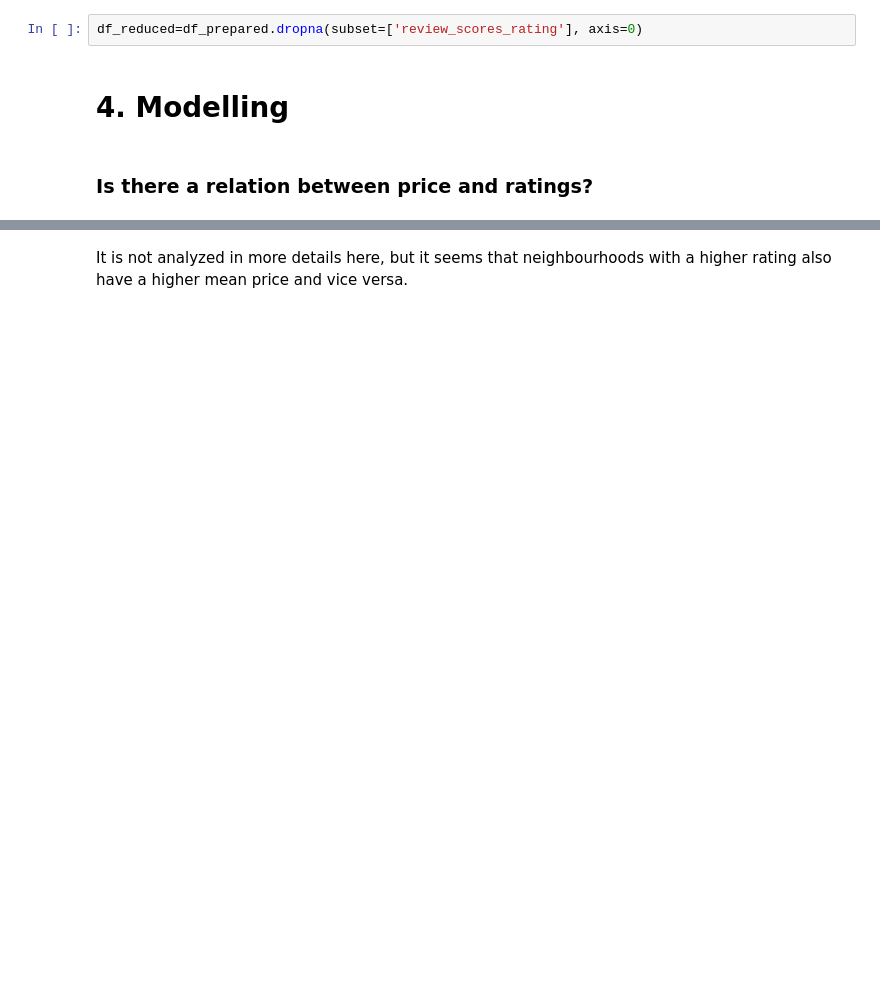
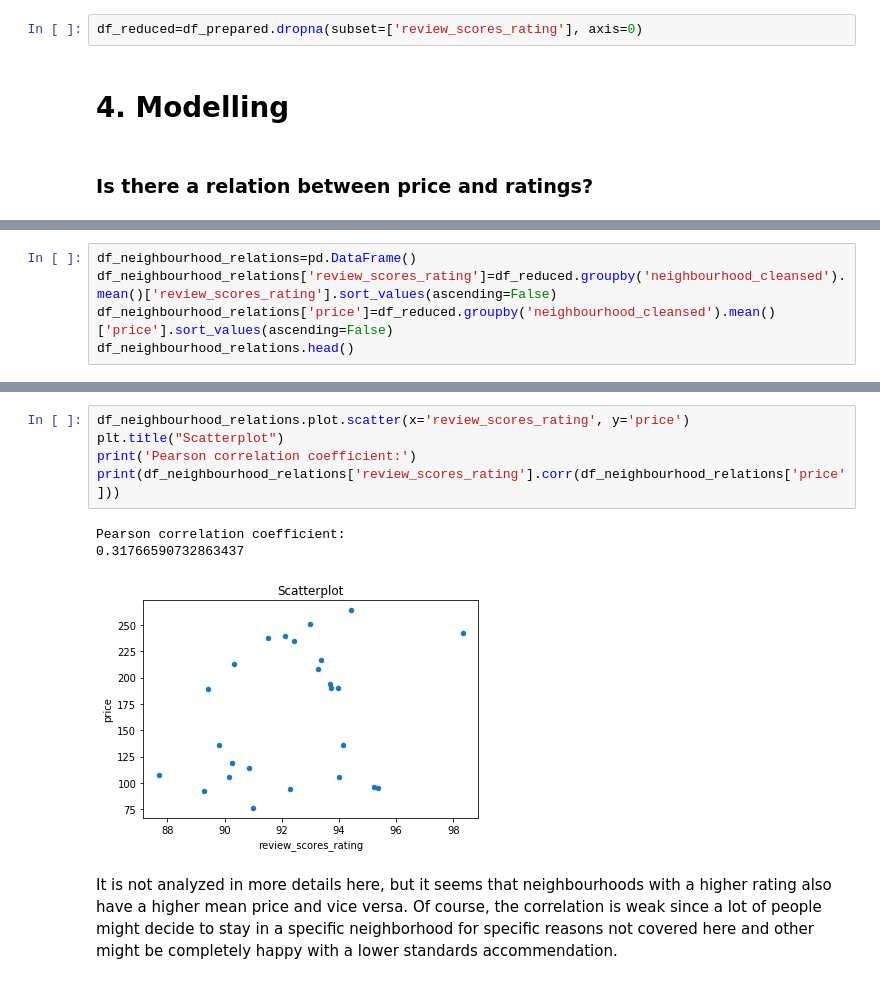
Before and after one commit to MiRoDS/DataScience_Project1, a Jupyter notebook: AirBNBAnalysis.ipynb, the cells around one changed output, grey strips where cells are left out. Cells and saved outputs as stored; diff of their text form; blank space fills up the shorter version.

```diff
--- a/AirBNBAnalysis.ipynb
+++ b/AirBNBAnalysis.ipynb
@@ -406,0 +350,5 @@ Name: price, dtype: float64
+# %%
+df_neighbourhood_relations=pd.DataFrame()
+df_neighbourhood_relations['review_scores_rating']=df_reduced.groupby('neighbourhood_cleansed').mean()['review_scores_rating'].sort_values(ascending=False)
+df_neighbourhood_relations['price']=df_reduced.groupby('neighbourhood_cleansed').mean()['price'].sort_values(ascending=False)
+df_neighbourhood_relations.head()
@@ -407,2 +363,11 @@ Name: price, dtype: float64
+# %%
+df_neighbourhood_relations.plot.scatter(x='review_scores_rating', y='price')
+plt.title("Scatterplot")
+print('Pearson correlation coefficient:')
+print(df_neighbourhood_relations['review_scores_rating'].corr(df_neighbourhood_relations['price']))
+# %% [output]
+Pearson correlation coefficient:
+0.31766590732863437
+[figure, added]
 # %% [markdown]
-It is not analyzed in more details here, but it seems that neighbourhoods with a higher rating also have a higher mean price and vice versa.
+It is not analyzed in more details here, but it seems that neighbourhoods with a higher rating also have a higher mean price and vice versa. Of course, the correlation is weak since a lot of people might decide to stay in a specific neighborhood for specific reasons not covered here and other might be completely happy with a lower standards accommendation.
```
Also changed, not shown: parts of 27 cells of this notebook.
